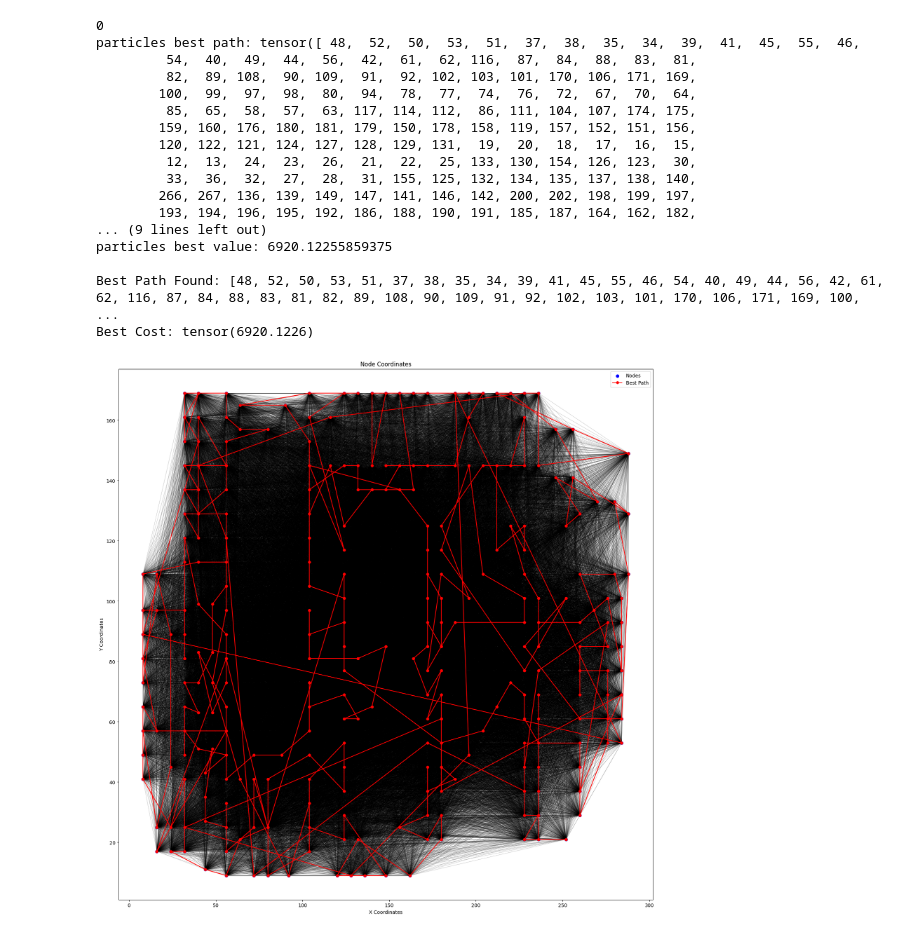
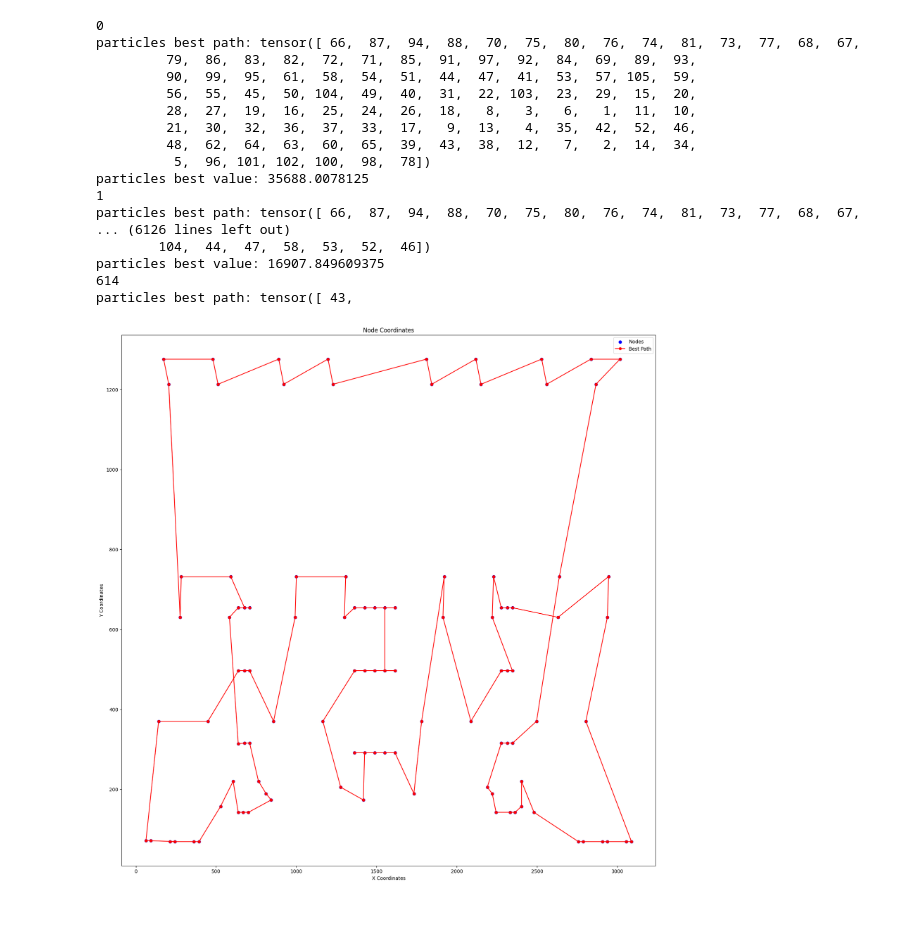
Before and after one commit to arjy143/Solving-TSP-using-particle-swarm-optimisation, a Jupyter notebook: ulysses22_notebook.ipynb, the cells around one changed output. Cells and saved outputs as stored; diff of their text form; code cells hidden in the pictures.

Commit message:
lin105 nearly optimal

```diff
--- a/ulysses22_notebook.ipynb
+++ b/ulysses22_notebook.ipynb
@@ -49,7 +49,9 @@ def compute_distance_matrix(coordinatesTensor):
 
     return distance_matrix
 # %%
-response = requests.get("https://raw.githubusercontent.com/mastqe/tsplib/refs/heads/master/a280.tsp")
+#works: berlin52, burma14
+#nearly works: lin105 after 1000 iterations
+response = requests.get("https://raw.githubusercontent.com/mastqe/tsplib/refs/heads/master/lin105.tsp")
 ulysses22 = TspParser(response.text)
 distance_matrix = compute_distance_matrix(ulysses22.coordinatesTensor)
 # %%
@@ -230,41 +232,41 @@ class ParticleSwarmOptimiser:
         pass
 # %%
 
-particleCount = 1
-maxIterations = 1
+particleCount = 50
+maxIterations = 1000
 inertia = 0.8
 c1 = 1.5
 c2 = 1.5
 pso = ParticleSwarmOptimiser(
     nodeCount=ulysses22.dimension,
     particleCount=particleCount,
     inertia=inertia,
     particleCognition=c1,
     socialInfluence=c2
 )
 
 pso.optimise(distance_matrix, maxIterations)
 best_path, best_cost = pso.getBestSolution()
 
 print("\nBest Path Found:", best_path.tolist())
 print("Best Cost:", best_cost)
 plotBestPath(ulysses22.nodeCoordinates, distance_matrix, best_path)
 # %% [output]
 0
-particles best path: tensor([ 48,  52,  50,  53,  51,  37,  38,  35,  34,  39,  41,  45,  55,  46,
-         54,  40,  49,  44,  56,  42,  61,  62, 116,  87,  84,  88,  83,  81,
-         82,  89, 108,  90, 109,  91,  92, 102, 103, 101, 170, 106, 171, 169,
-        100,  99,  97,  98,  80,  94,  78,  77,  74,  76,  72,  67,  70,  64,
-         85,  65,  58,  57,  63, 117, 114, 112,  86, 111, 104, 107, 174, 175,
-        159, 160, 176, 180, 181, 179, 150, 178, 158, 119, 157, 152, 151, 156,
-        120, 122, 121, 124, 127, 128, 129, 131,  19,  20,  18,  17,  16,  15,
-         12,  13,  24,  23,  26,  21,  22,  25, 133, 130, 154, 126, 123,  30,
-         33,  36,  32,  27,  28,  31, 155, 125, 132, 134, 135, 137, 138, 140,
-        266, 267, 136, 139, 149, 147, 141, 146, 142, 200, 202, 198, 199, 197,
-        193, 194, 196, 195, 192, 186, 188, 190, 191, 185, 187, 164, 162, 182,
-... (9 lines left out)
-particles best value: 6920.12255859375
-
-Best Path Found: [48, 52, 50, 53, 51, 37, 38, 35, 34, 39, 41, 45, 55, 46, 54, 40, 49, 44, 56, 42, 61, 62, 116, 87, 84, 88, 83, 81, 82, 89, 108, 90, 109, 91, 92, 102, 103, 101, 170, 106, 171, 169, 100, ...
-Best Cost: tensor(6920.1226)
+particles best path: tensor([ 66,  87,  94,  88,  70,  75,  80,  76,  74,  81,  73,  77,  68,  67,
+         79,  86,  83,  82,  72,  71,  85,  91,  97,  92,  84,  69,  89,  93,
+         90,  99,  95,  61,  58,  54,  51,  44,  47,  41,  53,  57, 105,  59,
+         56,  55,  45,  50, 104,  49,  40,  31,  22, 103,  23,  29,  15,  20,
+         28,  27,  19,  16,  25,  24,  26,  18,   8,   3,   6,   1,  11,  10,
+         21,  30,  32,  36,  37,  33,  17,   9,  13,   4,  35,  42,  52,  46,
+         48,  62,  64,  63,  60,  65,  39,  43,  38,  12,   7,   2,  14,  34,
+          5,  96, 101, 102, 100,  98,  78])
+particles best value: 35688.0078125
+1
+particles best path: tensor([ 66,  87,  94,  88,  70,  75,  80,  76,  74,  81,  73,  77,  68,  67,
+... (6126 lines left out)
+        104,  44,  47,  58,  53,  52,  46])
+particles best value: 16907.849609375
+614
+particles best path: tensor([ 43,
-[figure, old version]
+[figure, new version]
```
